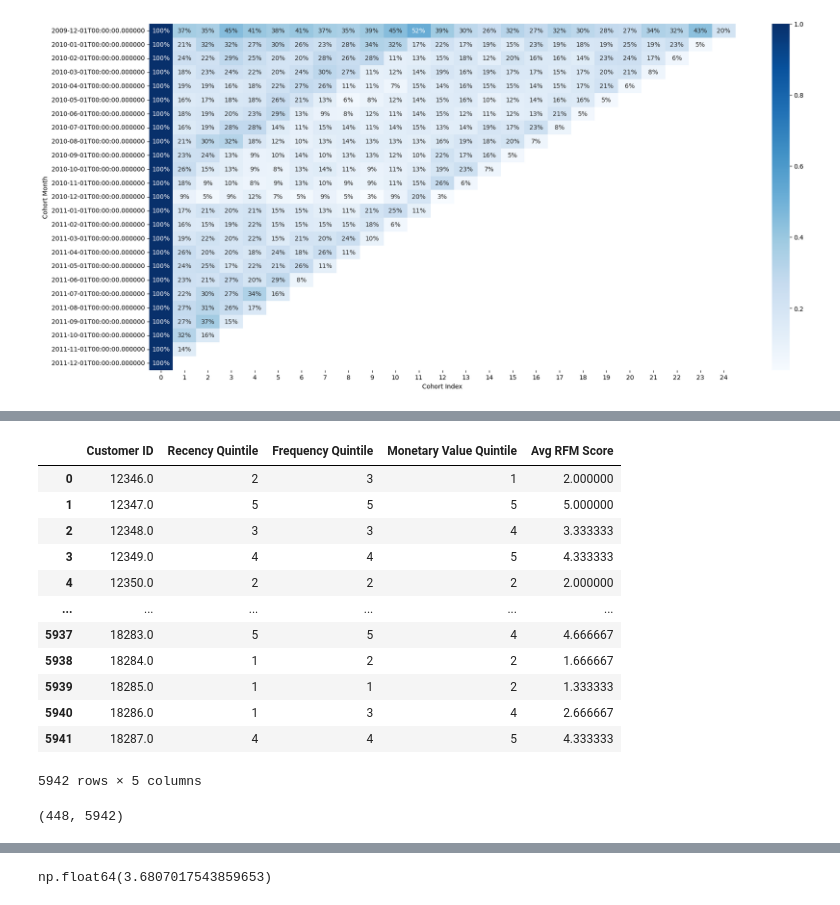
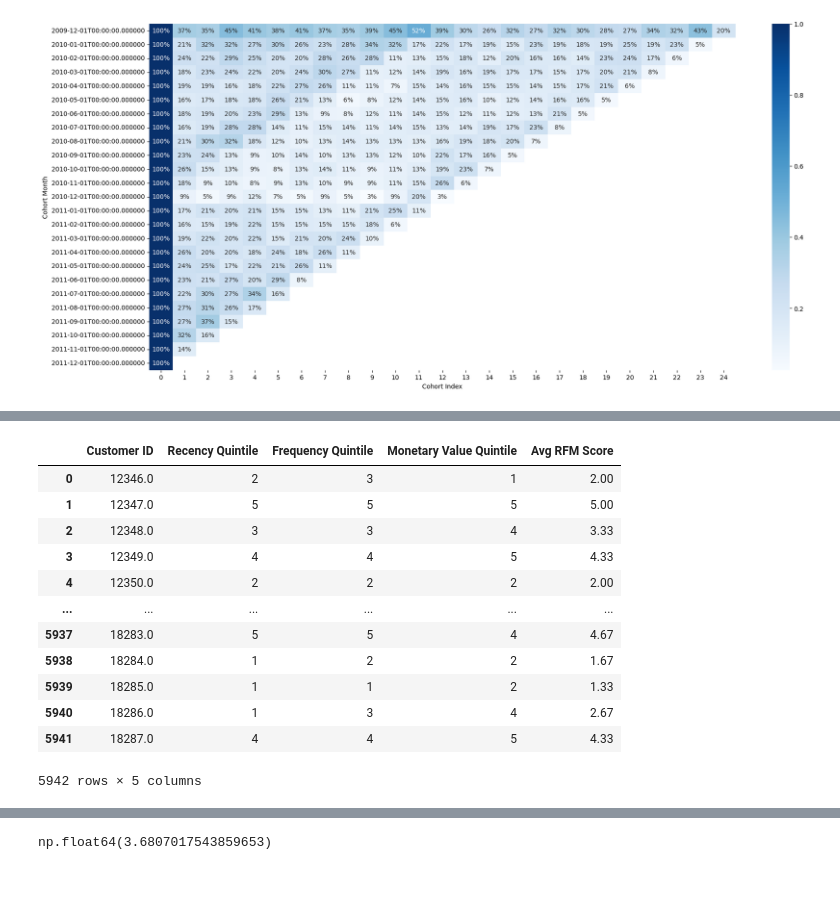
Before and after one commit to kacpersienkiewicz/Online-Retail-II, a Jupyter notebook: Exploration.ipynb, the cells around one changed output, grey strips where cells are left out. Saved outputs shown, nothing was run; the diff lists cells and outputs as text; code cells hidden in the pictures.

```diff
--- a/Exploration.ipynb
+++ b/Exploration.ipynb
@@ -96,39 +172,35 @@ Before really digging into the data, I want to:
 # %%
 recency = df.groupby(by='Customer ID', as_index=False)['InvoiceDate'].max()
 recency.columns = ['Customer ID', 'Last Purchase Date']
 last_date = recency['Last Purchase Date'].max()
 recency['Recency'] = recency['Last Purchase Date'].apply(lambda x: (last_date - x).days)
 
 frequency = df.groupby(by='Customer ID', as_index=False)['InvoiceDate'].count()
 frequency.columns = ['Customer ID', 'Frequency']
 
 monetary_value = df.groupby(by='Customer ID', as_index=False)['Revenue'].sum()
 monetary_value.columns = ['Customer ID', 'Monetary Value']
 
 rf_df = recency.merge(frequency, on='Customer ID')
 rfm_df = rf_df.merge(monetary_value, on='Customer ID').drop(columns='Last Purchase Date')
 
 rfm_df['Recency Quintile'] = pd.qcut(x=rfm_df['Recency'], q=5, labels=[5,4,3,2,1]).astype(np.int64)
 rfm_df['Frequency Quintile'] = pd.qcut(x=rfm_df['Frequency'], q=5, labels=[1,2,3,4,5]).astype(np.int64)
 rfm_df['Monetary Value Quintile'] = pd.qcut(x=rfm_df['Monetary Value'], q=5, labels=[1,2,3,4,5]).astype(np.int64)
 
-rfm_df['Avg RFM Score'] = (rfm_df['Recency Quintile'] + rfm_df['Frequency Quintile'] + rfm_df['Monetary Value Quintile']) / 3
+rfm_df['Avg RFM Score'] = ((rfm_df['Recency Quintile'] + rfm_df['Frequency Quintile'] + rfm_df['Monetary Value Quintile']) / 3).round(2)
 rfm_df.drop(["Recency", "Frequency", "Monetary Value"], axis=1)
 # %% [output]
 |  | Customer ID | Recency Quintile | Frequency Quintile | Monetary Value Quintile | Avg RFM Score |
-| 0 | 12346.0 | 2 | 3 | 1 | 2.000000 |
-| 1 | 12347.0 | 5 | 5 | 5 | 5.000000 |
-| 2 | 12348.0 | 3 | 3 | 4 | 3.333333 |
-| 3 | 12349.0 | 4 | 4 | 5 | 4.333333 |
-| 4 | 12350.0 | 2 | 2 | 2 | 2.000000 |
+| 0 | 12346.0 | 2 | 3 | 1 | 2.00 |
+| 1 | 12347.0 | 5 | 5 | 5 | 5.00 |
+| 2 | 12348.0 | 3 | 3 | 4 | 3.33 |
+| 3 | 12349.0 | 4 | 4 | 5 | 4.33 |
+| 4 | 12350.0 | 2 | 2 | 2 | 2.00 |
 | ... | ... | ... | ... | ... | ... |
-| 5937 | 18283.0 | 5 | 5 | 4 | 4.666667 |
-| 5938 | 18284.0 | 1 | 2 | 2 | 1.666667 |
-| 5939 | 18285.0 | 1 | 1 | 2 | 1.333333 |
-| 5940 | 18286.0 | 1 | 3 | 4 | 2.666667 |
-| 5941 | 18287.0 | 4 | 4 | 5 | 4.333333 |
+| 5937 | 18283.0 | 5 | 5 | 4 | 4.67 |
+| 5938 | 18284.0 | 1 | 2 | 2 | 1.67 |
+| 5939 | 18285.0 | 1 | 1 | 2 | 1.33 |
+| 5940 | 18286.0 | 1 | 3 | 4 | 2.67 |
+| 5941 | 18287.0 | 4 | 4 | 5 | 4.33 |
 5942 rows × 5 columns
-# %%
-rfm_df[rfm_df['Avg RFM Score'] == 5].shape[0], rfm_df.shape[0]
-# %% [output]
-(448, 5942)
```
Also changed, not shown: parts of 19 cells of this notebook, 1 other file.
